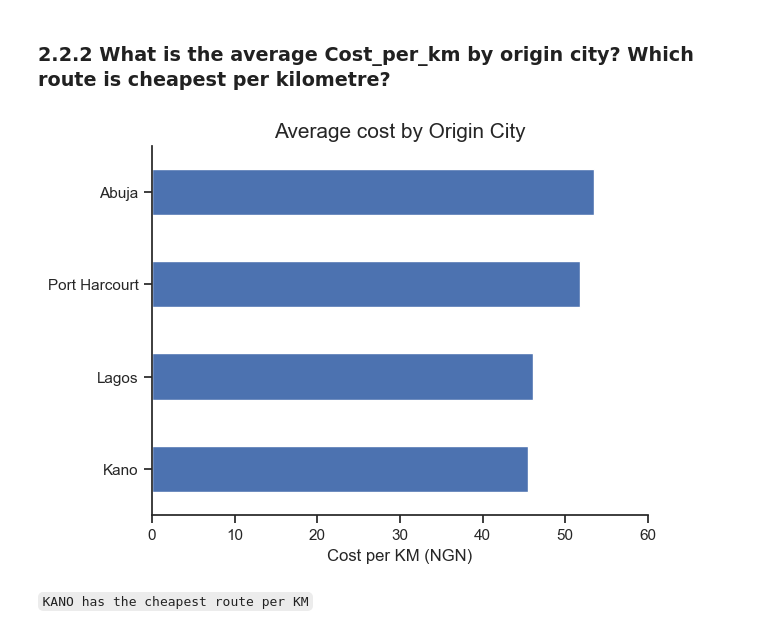
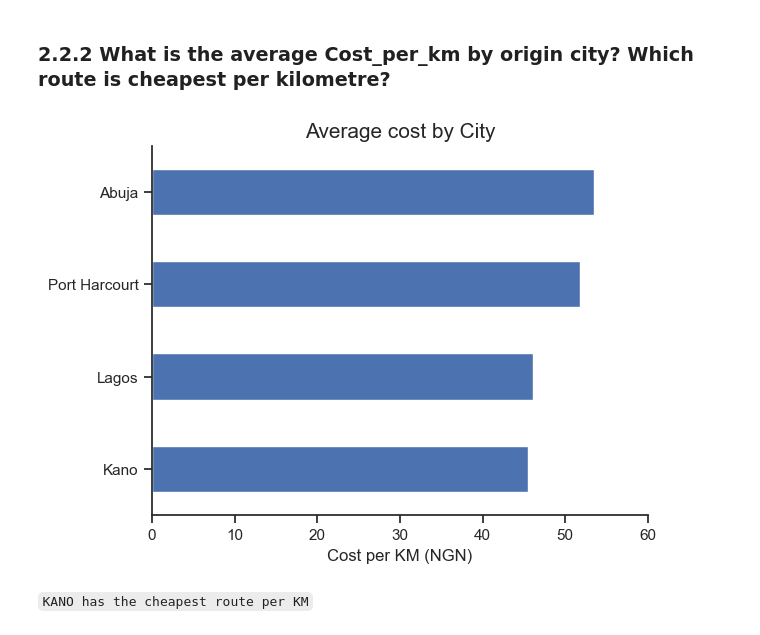
Before and after one commit to babatunde-dev-lab/ng_logistics_analysis, a Jupyter notebook: 02_eda.ipynb, the cells around one changed output. Saved outputs shown, nothing was run; the diff lists cells and outputs as text; code cells hidden in the pictures.

```diff
--- a/02_eda.ipynb
+++ b/02_eda.ipynb
@@ -184,15 +204,15 @@ sns.despine()
 # %%
 cost_City_KM = df.groupby('Origin_City')['Cost_per_km'].mean()
 cost_City_KM.sort_values(ascending=False, inplace=True)
 cost_City_KM[::-1].plot(kind='barh')
 
-plt.title('Average cost by Origin City', fontsize=15)
+plt.title('Average cost by City', fontsize=15)
 plt.ylabel('')
 plt.xlabel('Cost per KM (NGN)')
 plt.xlim(0, 60)
 sns.despine()
 # %% [output]
-[figure, old version]
+[figure, new version]
 # %% [markdown]
 `KANO has the cheapest route per KM`
 # %% [markdown]
```
Also changed, not shown: parts of 5 cells of this notebook, 11 other files.
